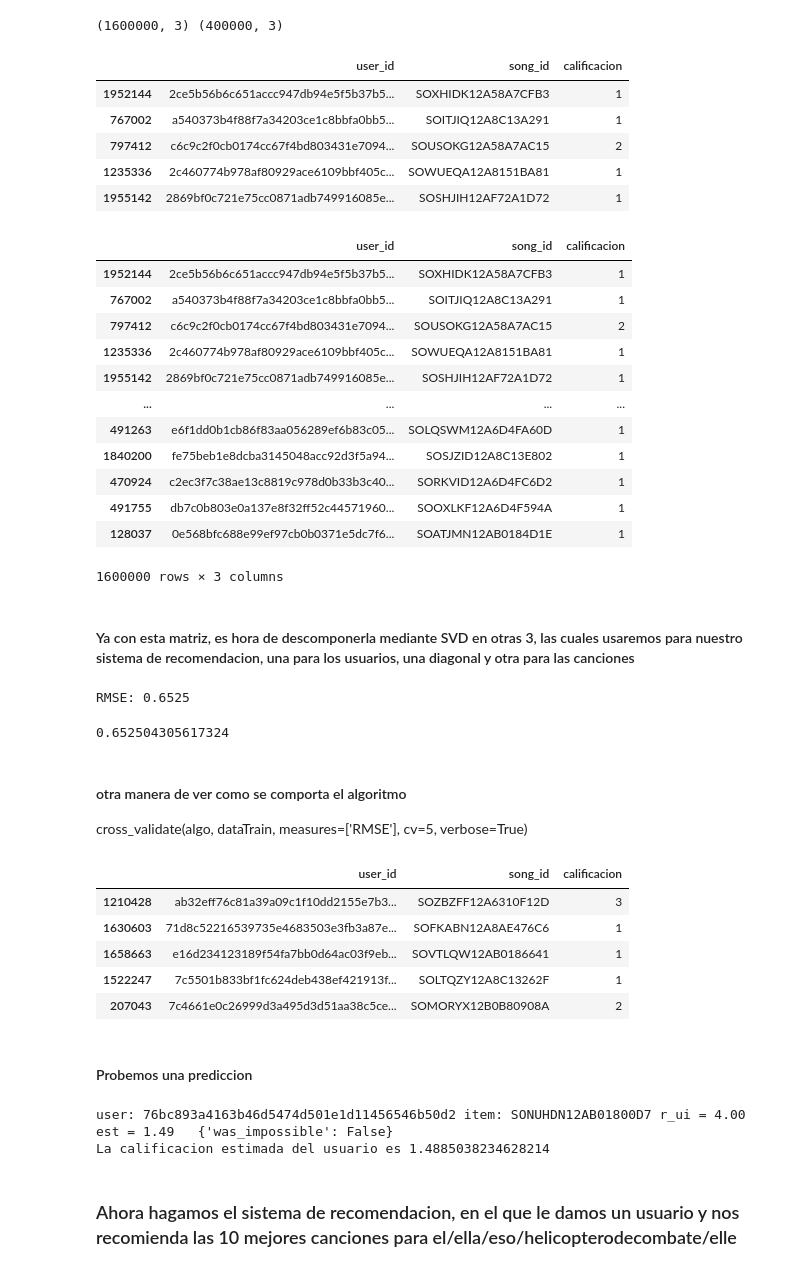
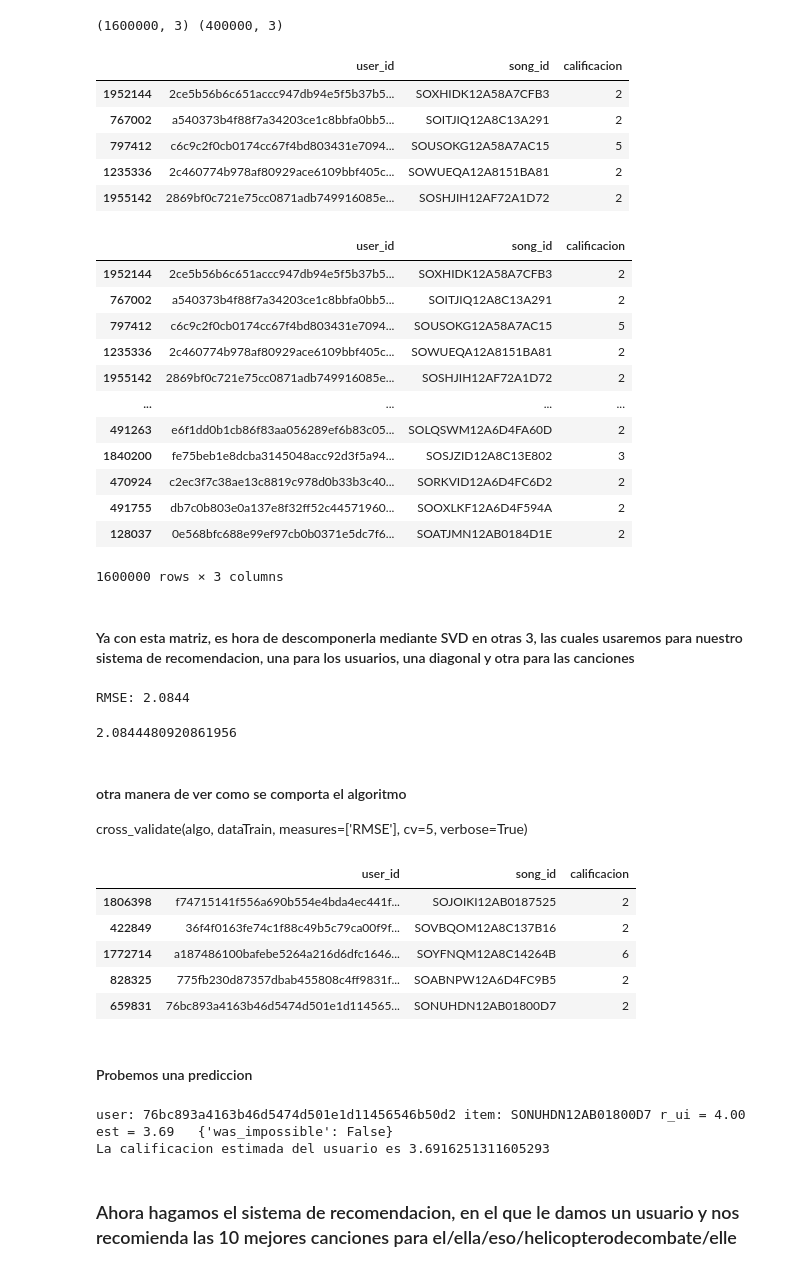
Before and after one commit to MauricioZTorres/Sistema-de-recomendacion-de-musica, a Jupyter notebook: PIA.ipynb, the cells around one changed output. Saved outputs shown, nothing was run; the diff lists cells and outputs as text; code cells hidden in the pictures.

```diff
--- a/PIA.ipynb
+++ b/PIA.ipynb
@@ -96,7 +96,9 @@ c.sum()
 # %% [output]
 2000000
 # %%
-bins = [0, 3, 10, 20, 30, 40, 50, 100, 200, 500, float('inf')]
+#bins = [0, 3, 10, 20, 30, 40, 50, 100, 200, 500, float('inf')]
+bins = [0, 1, 2, 3, 4, 5, 6, 7, 8, 9, 2214]
+
 labels = [1, 2, 3, 4, 5, 6, 7, 8, 9, 10]
 
 df['calificacion'] = pd.cut(df['listen_count'], bins=bins, labels=labels, right=False)
@@ -163,26 +165,26 @@ print(df_train.shape, df_val.shape)
 df_train.head()
 # %% [output]
 |  | user_id | song_id | calificacion |
-| 1952144 | 2ce5b56b6c651accc947db94e5f5b37b5... | SOXHIDK12A58A7CFB3 | 1 |
-| 767002 | a540373b4f88f7a34203ce1c8bbfa0bb5... | SOITJIQ12A8C13A291 | 1 |
-| 797412 | c6c9c2f0cb0174cc67f4bd803431e7094... | SOUSOKG12A58A7AC15 | 2 |
-| 1235336 | 2c460774b978af80929ace6109bbf405c... | SOWUEQA12A8151BA81 | 1 |
-| 1955142 | 2869bf0c721e75cc0871adb749916085e... | SOSHJIH12AF72A1D72 | 1 |
+| 1952144 | 2ce5b56b6c651accc947db94e5f5b37b5... | SOXHIDK12A58A7CFB3 | 2 |
+| 767002 | a540373b4f88f7a34203ce1c8bbfa0bb5... | SOITJIQ12A8C13A291 | 2 |
+| 797412 | c6c9c2f0cb0174cc67f4bd803431e7094... | SOUSOKG12A58A7AC15 | 5 |
+| 1235336 | 2c460774b978af80929ace6109bbf405c... | SOWUEQA12A8151BA81 | 2 |
+| 1955142 | 2869bf0c721e75cc0871adb749916085e... | SOSHJIH12AF72A1D72 | 2 |
 # %%
 df_train[["user_id","song_id","calificacion"]]
 # %% [output]
 |  | user_id | song_id | calificacion |
-| 1952144 | 2ce5b56b6c651accc947db94e5f5b37b5... | SOXHIDK12A58A7CFB3 | 1 |
-| 767002 | a540373b4f88f7a34203ce1c8bbfa0bb5... | SOITJIQ12A8C13A291 | 1 |
-| 797412 | c6c9c2f0cb0174cc67f4bd803431e7094... | SOUSOKG12A58A7AC15 | 2 |
-| 1235336 | 2c460774b978af80929ace6109bbf405c... | SOWUEQA12A8151BA81 | 1 |
-| 1955142 | 2869bf0c721e75cc0871adb749916085e... | SOSHJIH12AF72A1D72 | 1 |
+| 1952144 | 2ce5b56b6c651accc947db94e5f5b37b5... | SOXHIDK12A58A7CFB3 | 2 |
+| 767002 | a540373b4f88f7a34203ce1c8bbfa0bb5... | SOITJIQ12A8C13A291 | 2 |
+| 797412 | c6c9c2f0cb0174cc67f4bd803431e7094... | SOUSOKG12A58A7AC15 | 5 |
+| 1235336 | 2c460774b978af80929ace6109bbf405c... | SOWUEQA12A8151BA81 | 2 |
+| 1955142 | 2869bf0c721e75cc0871adb749916085e... | SOSHJIH12AF72A1D72 | 2 |
 | ... | ... | ... | ... |
-| 491263 | e6f1dd0b1cb86f83aa056289ef6b83c05... | SOLQSWM12A6D4FA60D | 1 |
-| 1840200 | fe75beb1e8dcba3145048acc92d3f5a94... | SOSJZID12A8C13E802 | 1 |
-| 470924 | c2ec3f7c38ae13c8819c978d0b33b3c40... | SORKVID12A6D4FC6D2 | 1 |
-| 491755 | db7c0b803e0a137e8f32ff52c44571960... | SOOXLKF12A6D4F594A | 1 |
-| 128037 | 0e568bfc688e99ef97cb0b0371e5dc7f6... | SOATJMN12AB0184D1E | 1 |
+| 491263 | e6f1dd0b1cb86f83aa056289ef6b83c05... | SOLQSWM12A6D4FA60D | 2 |
+| 1840200 | fe75beb1e8dcba3145048acc92d3f5a94... | SOSJZID12A8C13E802 | 3 |
+| 470924 | c2ec3f7c38ae13c8819c978d0b33b3c40... | SORKVID12A6D4FC6D2 | 2 |
+| 491755 | db7c0b803e0a137e8f32ff52c44571960... | SOOXLKF12A6D4F594A | 2 |
+| 128037 | 0e568bfc688e99ef97cb0b0371e5dc7f6... | SOATJMN12AB0184D1E | 2 |
 1600000 rows × 3 columns
 # %% [markdown]
 #### Ya con esta matriz, es hora de descomponerla mediante SVD en otras 3, las cuales usaremos para nuestro sistema de recomendacion, una para los usuarios, una diagonal y otra para las canciones
@@ -206,20 +208,20 @@ predictions = algo.test(dataTest)
 
 accuracy.rmse(predictions)
 # %% [output]
-RMSE: 0.6525
+RMSE: 2.0844
-0.652504305617324
+2.0844480920861956
 # %% [markdown]
 #### otra manera de ver como se comporta el algoritmo
 cross_validate(algo, dataTrain, measures=['RMSE'], cv=5, verbose=True)
 # %%
-df_val.tail()
+df_val.head()
 # %% [output]
 |  | user_id | song_id | calificacion |
-| 1210428 | ab32eff76c81a39a09c1f10dd2155e7b3... | SOZBZFF12A6310F12D | 3 |
-| 1630603 | 71d8c52216539735e4683503e3fb3a87e... | SOFKABN12A8AE476C6 | 1 |
-| 1658663 | e16d234123189f54fa7bb0d64ac03f9eb... | SOVTLQW12AB0186641 | 1 |
-| 1522247 | 7c5501b833bf1fc624deb438ef421913f... | SOLTQZY12A8C13262F | 1 |
-| 207043 | 7c4661e0c26999d3a495d3d51aa38c5ce... | SOMORYX12B0B80908A | 2 |
+| 1806398 | f74715141f556a690b554e4bda4ec441f... | SOJOIKI12AB0187525 | 2 |
+| 422849 | 36f4f0163fe74c1f88c49b5c79ca00f9f... | SOVBQOM12A8C137B16 | 2 |
+| 1772714 | a187486100bafebe5264a216d6dfc1646... | SOYFNQM12A8C14264B | 6 |
+| 828325 | 775fb230d87357dbab455808c4ff9831f... | SOABNPW12A6D4FC9B5 | 2 |
+| 659831 | 76bc893a4163b46d5474d501e1d114565... | SONUHDN12AB01800D7 | 2 |
 # %% [markdown]
 #### Probemos una prediccion
 # %%
@@ -230,8 +232,8 @@ pred = algo.predict(user_id, song_id, r_ui=4, verbose=True)
 x = [pred.iid, pred.est]
 print(f"La calificacion estimada del usuario es {pred[3]}")
 # %% [output]
-user: 76bc893a4163b46d5474d501e1d11456546b50d2 item: SONUHDN12AB01800D7 r_ui = 4.00   est = 1.49   {'was_impossible': False}
-La calificacion estimada del usuario es 1.4885038234628214
+user: 76bc893a4163b46d5474d501e1d11456546b50d2 item: SONUHDN12AB01800D7 r_ui = 4.00   est = 3.69   {'was_impossible': False}
+La calificacion estimada del usuario es 3.6916251311605293
 # %% [markdown]
 ### Ahora hagamos el sistema de recomendacion, en el que le damos un usuario y nos recomienda las 10 mejores canciones para el/ella/eso/helicopterodecombate/elle
 # %%
```
Also changed, not shown: parts of 11 cells of this notebook.
